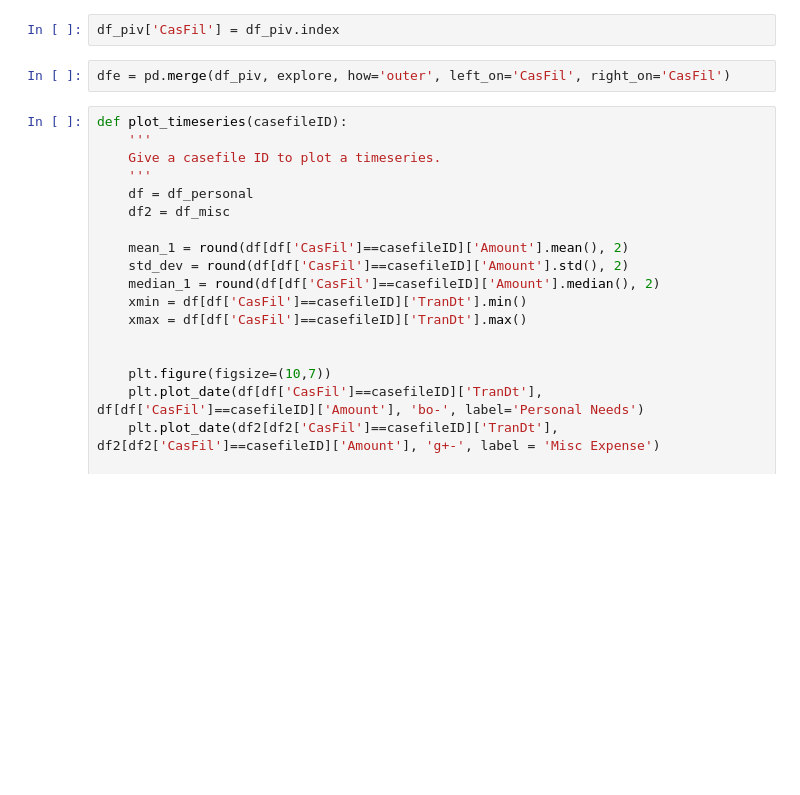
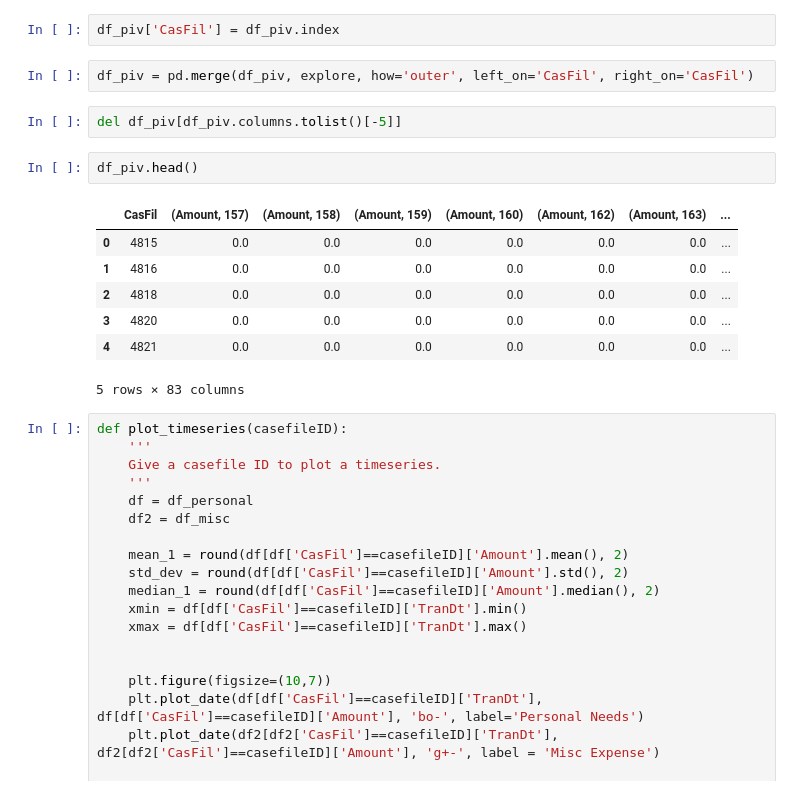
Before and after one commit to sanhitamj/elderly_fraud_detection, a Jupyter notebook: PersonalNeeds.ipynb, the cells around one changed output. Cells and saved outputs as stored; diff of their text form; blank space fills up the shorter version.

```diff
--- a/PersonalNeeds.ipynb
+++ b/PersonalNeeds.ipynb
@@ -131,7 +148,19 @@ np.mean(explore.CasFil == df_piv.index)
 # %%
 df_piv['CasFil'] = df_piv.index
 # %%
-dfe = pd.merge(df_piv, explore, how='outer', left_on='CasFil', right_on='CasFil')
+df_piv = pd.merge(df_piv, explore, how='outer', left_on='CasFil', right_on='CasFil')
+# %%
+del df_piv[df_piv.columns.tolist()[-5]]
+# %%
+df_piv.head()
+# %% [output]
+|  | CasFil | (Amount, 157) | (Amount, 158) | (Amount, 159) | (Amount, 160) | (Amount, 162) | (Amount, 163) | ... |
+| 0 | 4815 | 0.0 | 0.0 | 0.0 | 0.0 | 0.0 | 0.0 | ... |
+| 1 | 4816 | 0.0 | 0.0 | 0.0 | 0.0 | 0.0 | 0.0 | ... |
+| 2 | 4818 | 0.0 | 0.0 | 0.0 | 0.0 | 0.0 | 0.0 | ... |
+| 3 | 4820 | 0.0 | 0.0 | 0.0 | 0.0 | 0.0 | 0.0 | ... |
+| 4 | 4821 | 0.0 | 0.0 | 0.0 | 0.0 | 0.0 | 0.0 | ... |
+5 rows × 83 columns
 # %%
 def plot_timeseries(casefileID):
     '''
```
Also changed, not shown: parts of 12 cells of this notebook, 1 other file.
